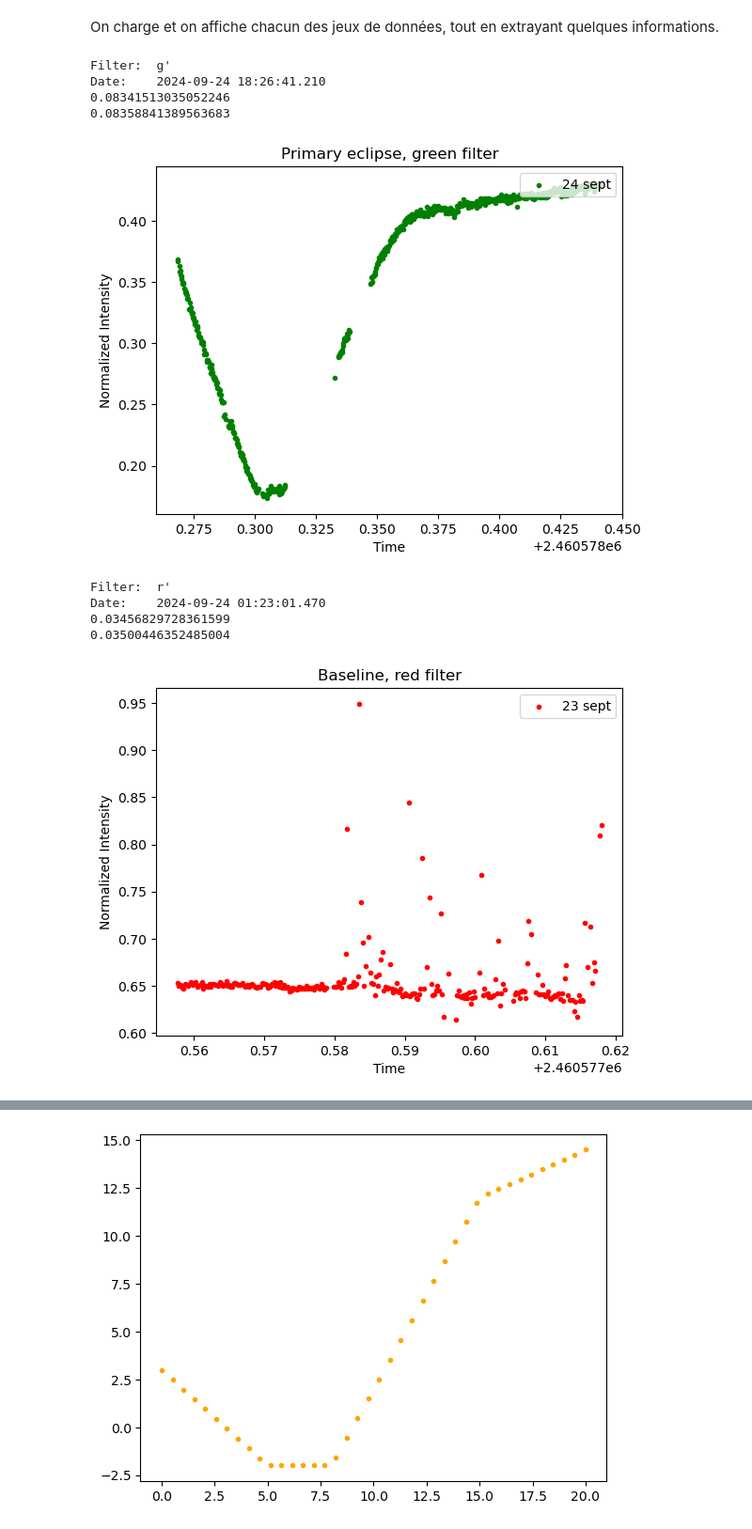
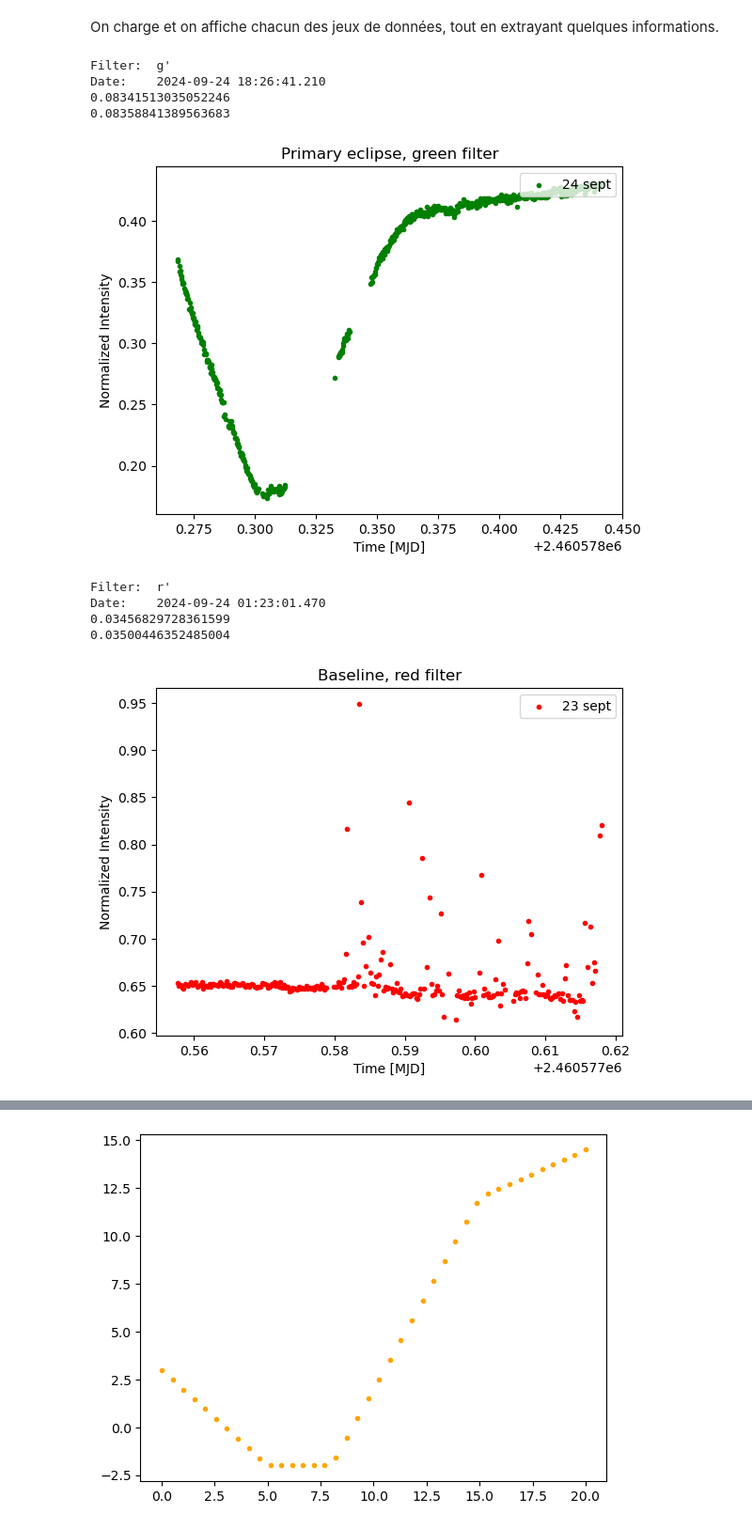
Before and after one commit to jakbay/ohp_binaire_a_eclipses, a Jupyter notebook: Ajustement_donnees_rapport.ipynb, the cells around one changed output, grey strips where cells are left out. Shown at 94% size. Drawn from its saved outputs; the diff is of its cells as text; code cells hidden in the pictures.

```diff
--- a/Ajustement_donnees_rapport.ipynb
+++ b/Ajustement_donnees_rapport.ipynb
@@ -47,19 +47,19 @@ On charge et on affiche chacun des jeux de données, tout en extrayant quelques
 # %%
 x_sec_g = df_obs_sec_g['observation_date'].to_numpy()
 y_sec_g = df_obs_sec_g['normalized_intensity'].to_numpy()
 y_sec_g_err = np.sqrt(df_obs_sec_g['normalized_intensity_uncertainties'].to_numpy()**2+np.std(y_sec_g)**2)
 print('Filter: ', df_obs_sec_g['filter'].to_numpy()[0])
 print('Date:   ', mjd_conversion(x_sec_g)[0])
 print(np.std(y_sec_g))
 print(np.mean(y_sec_g_err))
 plot_wrapper([[x_sec_g, y_sec_g, '24 sept', 'green', '.']],
-             'Primary eclipse, green filter', 'Time', 'Normalized Intensity')
+             'Primary eclipse, green filter', 'Time [MJD]', 'Normalized Intensity')
 # %% [output]
 Filter:  g'
 Date:    2024-09-24 18:26:41.210
 0.08341513035052246
 0.08358841389563683
-[figure, old version]
+[figure, new version]
 # %%
 x_bl_23 = df_bl23['observation_date'].to_numpy()
 y_bl_23 = df_bl23['normalized_intensity'].to_numpy()
@@ -70,13 +70,13 @@ print(np.std(y_bl_23))
 print(np.mean(y_bl_23_err))
 
 plot_wrapper([[x_bl_23, y_bl_23, '23 sept', 'red', '.']],
-             'Baseline, red filter', 'Time', 'Normalized Intensity')
+             'Baseline, red filter', 'Time [MJD]', 'Normalized Intensity')
 # %% [output]
 Filter:  r'
 Date:    2024-09-24 01:23:01.470
 0.03456829728361599
 0.03500446352485004
-[figure, old version]
+[figure, new version]
 # %%
 x_sec_r = df_obs_sec_r['observation_date'].to_numpy()[:-3]
 y_sec_r = df_obs_sec_r['normalized_intensity'].to_numpy()[:-3]
```
Also changed, not shown: parts of 9 cells of this notebook.
